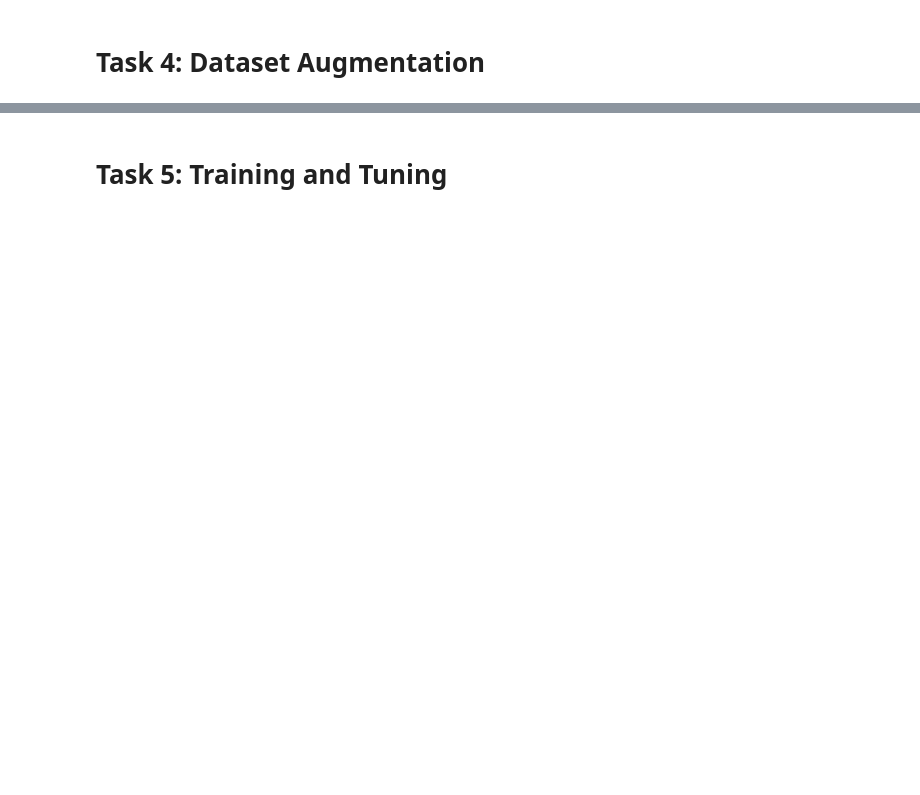
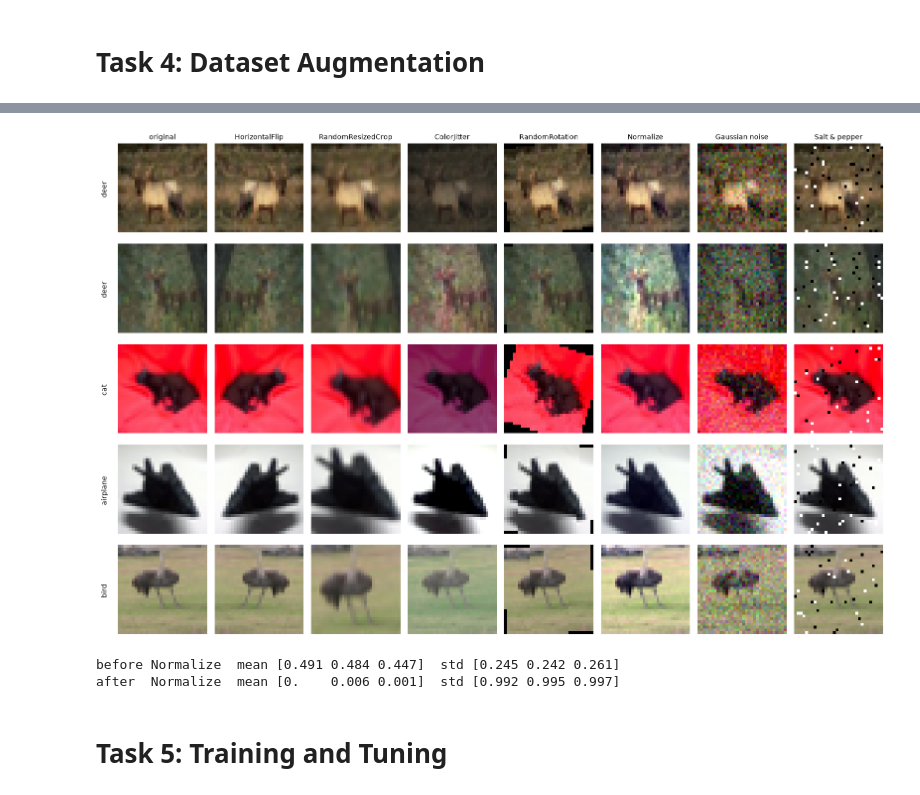
Before and after one commit to ImSleepingHere/DL-Assignment2-CNN-CIFAR, a Jupyter notebook: assignment_2.ipynb, the cells around one changed output, grey strips where cells are left out. Cells and saved outputs as stored; diff of their text form; code cells hidden in the pictures; blank space fills up the shorter version.

```diff
--- a/assignment_2.ipynb
+++ b/assignment_2.ipynb
@@ -27,3 +31,6 @@ Note: you may need to restart the kernel to use updated packages.
 # %%
 import torch
 device = "cuda" if torch.cuda.is_available() else "cpu"
+torch.manual_seed(0)                    # fixed seed so the run can be repeated
+DATA_PATH = "../dataset"                # empty directory the dataset is downloaded to (outside the repo)
+print(device, torch.__version__, torch.cuda.get_device_name(0) if device == "cuda" else "")
@@ -31,14 +40,14 @@ device = "cuda" if torch.cuda.is_available() else "cpu"
 # **Task 1: Getting The CIFAR Dataset**
 # %%
 train_dataset = datasets.CIFAR10(
-    root="../dataset",
+    root=DATA_PATH,
     train= True,
     download=True,
     transform=transforms.ToTensor()
 )
 
 test_dataset = datasets.CIFAR10(
-    root="../dataset",
+    root=DATA_PATH,
     train= False,
     download=True,
     transform=transforms.ToTensor()
@@ -205,3 +227,61 @@ test_loader = DataLoader(
+# %%
+class AddGaussianNoise:
+    """adds pixel noise N(0, std^2) to a [0,1] tensor image"""
+    def __init__(self, std=0.08):
+        self.std = std
+    def __call__(self, img):
+        return (img + torch.randn_like(img) * self.std).clamp(0, 1)
+
+class AddSaltPepperNoise:
+    """sets a random fraction of the pixels to black or white"""
+    def __init__(self, amount=0.04):
+        self.amount = amount
+    def __call__(self, img):
+        mask = torch.rand(img.shape[1:])
+        img = img.clone()
+        img[:, mask < self.amount / 2] = 0.0
+        img[:, mask > 1 - self.amount / 2] = 1.0
+        return img
+
+MEAN, STD = (0.4914, 0.4822, 0.4465), (0.2470, 0.2435, 0.2616)
+to_pil = transforms.ToPILImage()       # 1. tensor -> PIL
+to_tensor = transforms.ToTensor()      # 8. PIL -> tensor in [0, 1], CxHxW
+demo = [
+    ("original",          lambda pil: to_tensor(pil)),
+    ("HorizontalFlip",    lambda pil: to_tensor(transforms.RandomHorizontalFlip(p=1.0)(pil))),   # 2. p=1 to always show it
+    ("RandomResizedCrop", lambda pil: to_tensor(transforms.RandomResizedCrop(32, scale=(0.6, 1.0))(pil))),  # 3.
+    ("ColorJitter",       lambda pil: to_tensor(transforms.ColorJitter(0.4, 0.4, 0.4, 0.1)(pil))),          # 4.
+    ("RandomRotation",    lambda pil: to_tensor(transforms.RandomRotation(20)(pil))),                       # 5.
+    ("Normalize",         lambda pil: transforms.Normalize(MEAN, STD)(to_tensor(pil))),                     # 6.
+    ("Gaussian noise",    lambda pil: AddGaussianNoise(0.08)(to_tensor(pil))),                              # 7a.
+    ("Salt & pepper",     lambda pil: AddSaltPepperNoise(0.04)(to_tensor(pil))),                            # 7b.
+]
+
+raw_train = datasets.CIFAR10(root=DATA_PATH, train=True, download=True)   # no transform: tensors made by hand below
+fig, axes = plt.subplots(5, len(demo), figsize=(2 * len(demo), 10.5))
+for row, idx in enumerate([3, 10, 21, 29, 42]):
+    pil = to_pil(to_tensor(raw_train[idx][0]))       # tensor -> PIL with ToPILImage, as the transforms expect PIL
+    for col, (name, fn) in enumerate(demo):
+        img = fn(pil)
+        if name == "Normalize":                       # values are outside [0, 1]; rescale only for display
+            img = (img - img.min()) / (img.max() - img.min())
+        axes[row, col].imshow(img.permute(1, 2, 0))
+        axes[row, col].axis("off")
+        if row == 0:
+            axes[row, col].set_title(name, fontsize=10)
+    axes[row, 0].text(-4, 16, classes[raw_train[idx][1]], rotation=90, va="center", ha="right", fontsize=10)
+plt.tight_layout()
+plt.show()
+
+# Normalize: per-channel mean -> about 0 and std -> about 1
+x = torch.stack([to_tensor(raw_train[i][0]) for i in range(2000)])
+xn = transforms.Normalize(MEAN, STD)(x)
+print("before Normalize  mean", x.mean((0, 2, 3)).numpy().round(3), " std", x.std((0, 2, 3)).numpy().round(3))
+print("after  Normalize  mean", xn.mean((0, 2, 3)).numpy().round(3), " std", xn.std((0, 2, 3)).numpy().round(3))
+# %% [output]
+[figure, added]
+before Normalize  mean [0.491 0.484 0.447]  std [0.245 0.242 0.261]
+after  Normalize  mean [0.    0.006 0.001]  std [0.992 0.995 0.997]
 # %% [markdown]
 # **Task 5: Training and Tuning**
 # %%
```
Also changed, not shown: parts of 9 cells of this notebook, 5 other files.
